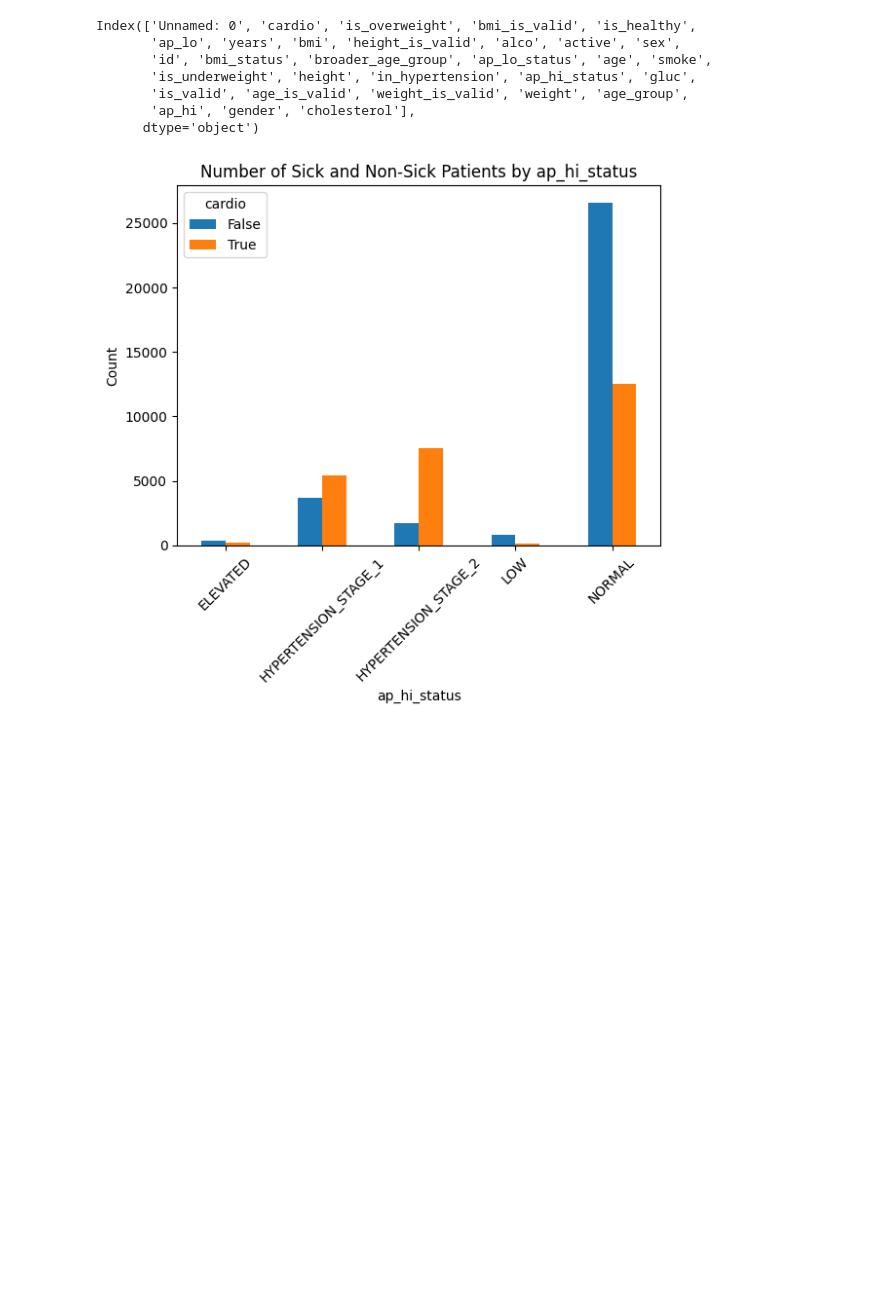
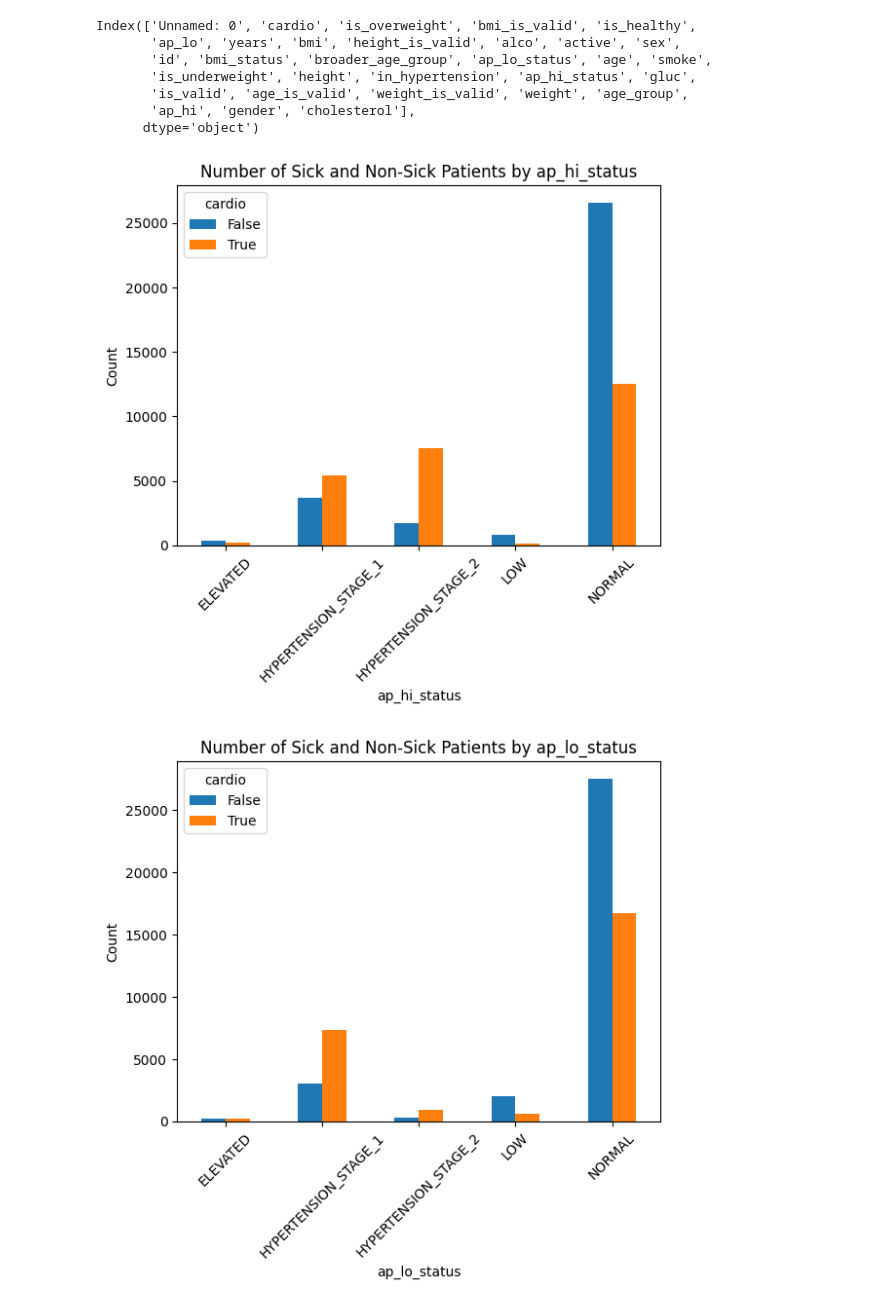
Before and after one commit to alexandre-assad/cardio-vasc-risks, a Jupyter notebook: analysis/categorical_viz.ipynb, the cells around one changed output. Saved outputs shown, nothing was run; the diff lists cells and outputs as text; code cells hidden in the pictures; blank space fills up the shorter version.

```diff
--- a/analysis/categorical_viz.ipynb
+++ b/analysis/categorical_viz.ipynb
@@ -24,17 +24,34 @@ Index(['Unnamed: 0', 'cardio', 'is_overweight', 'bmi_is_valid', 'is_healthy',
        'ap_hi', 'gender', 'cholesterol'],
       dtype='object')
 # %%
-CATEGORICAL_FIELDS = ["ap_hi_status", "ap_lo_status", "cholesterol", "gluc"]
+CATEGORICAL_FIELDS = [
+    "ap_hi_status",
+    "ap_lo_status",
+    "cholesterol",
+    "gluc",
+    "broader_age_group",
+    "in_hypertension",
+    "is_healthy",
+    "bmi_status",
+    "gender",
+    "smoke",
+    "alco",
+    "is_overweight",
+    "is_underweight",
+    "active"
+]
 # %%
 import matplotlib.pyplot as plt
 
-DATASET.groupby(['ap_hi_status', 'cardio']).size().unstack().plot(kind='bar')
-plt.xlabel('ap_hi_status')
-plt.ylabel('Count')
-plt.title('Number of Sick and Non-Sick Patients by ap_hi_status')
+for name in CATEGORICAL_FIELDS:
+    DATASET.groupby([name, "cardio"]).size().unstack().plot(kind="bar")
+    plt.xlabel(name)
+    plt.ylabel("Count")
+    plt.title(f"Number of Sick and Non-Sick Patients by {name}")
 
-plt.xticks(rotation=45)  # Rotate x-axis labels by 45 degrees
+    plt.xticks(rotation=45)  # Rotate x-axis labels by 45 degrees
 
-plt.show()
+    plt.show()
 # %% [output]
 [figure]
+[figure, added]
```
Also changed, not shown: parts of 1 cell of this notebook, 2 other files.
